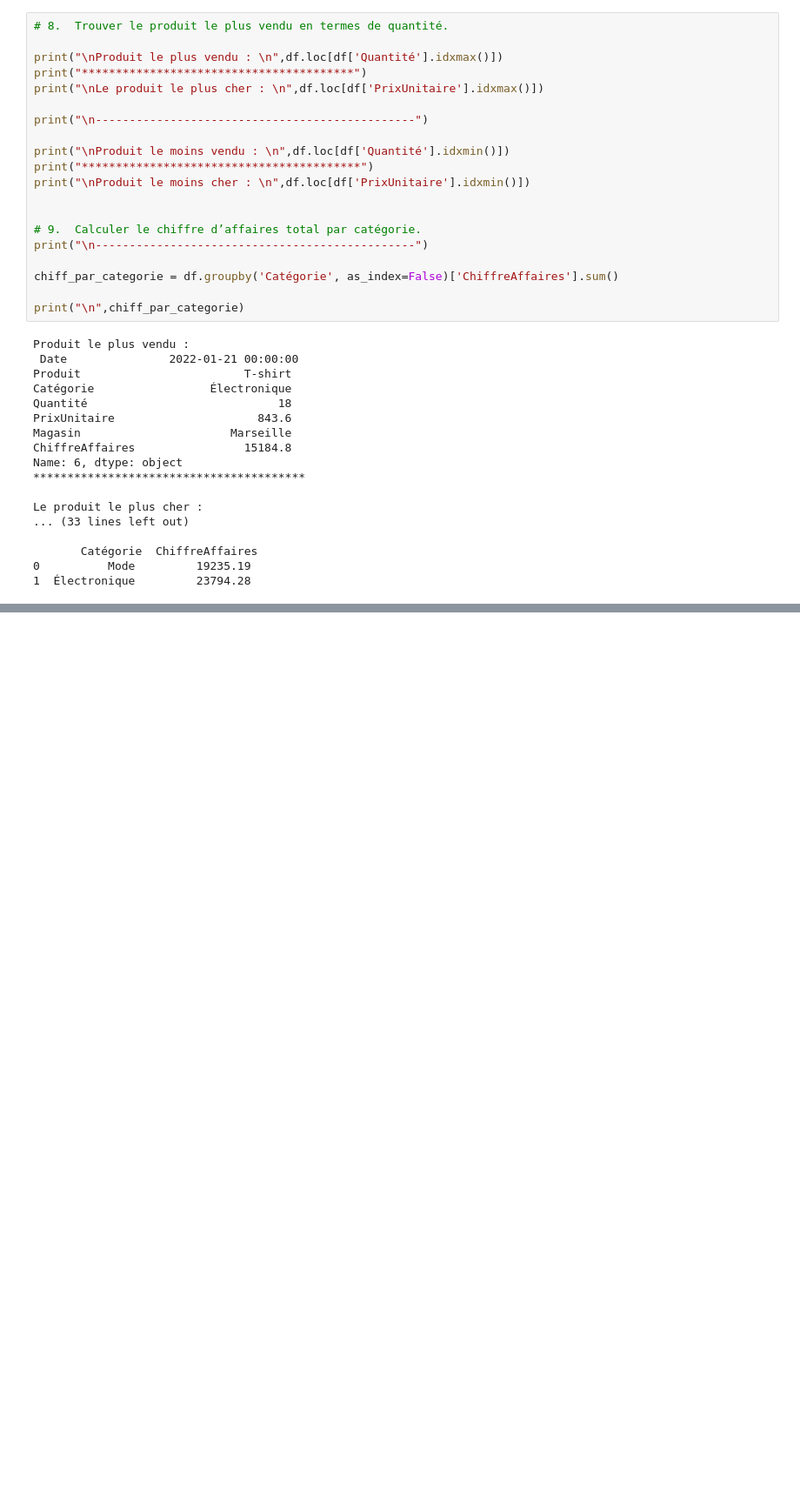
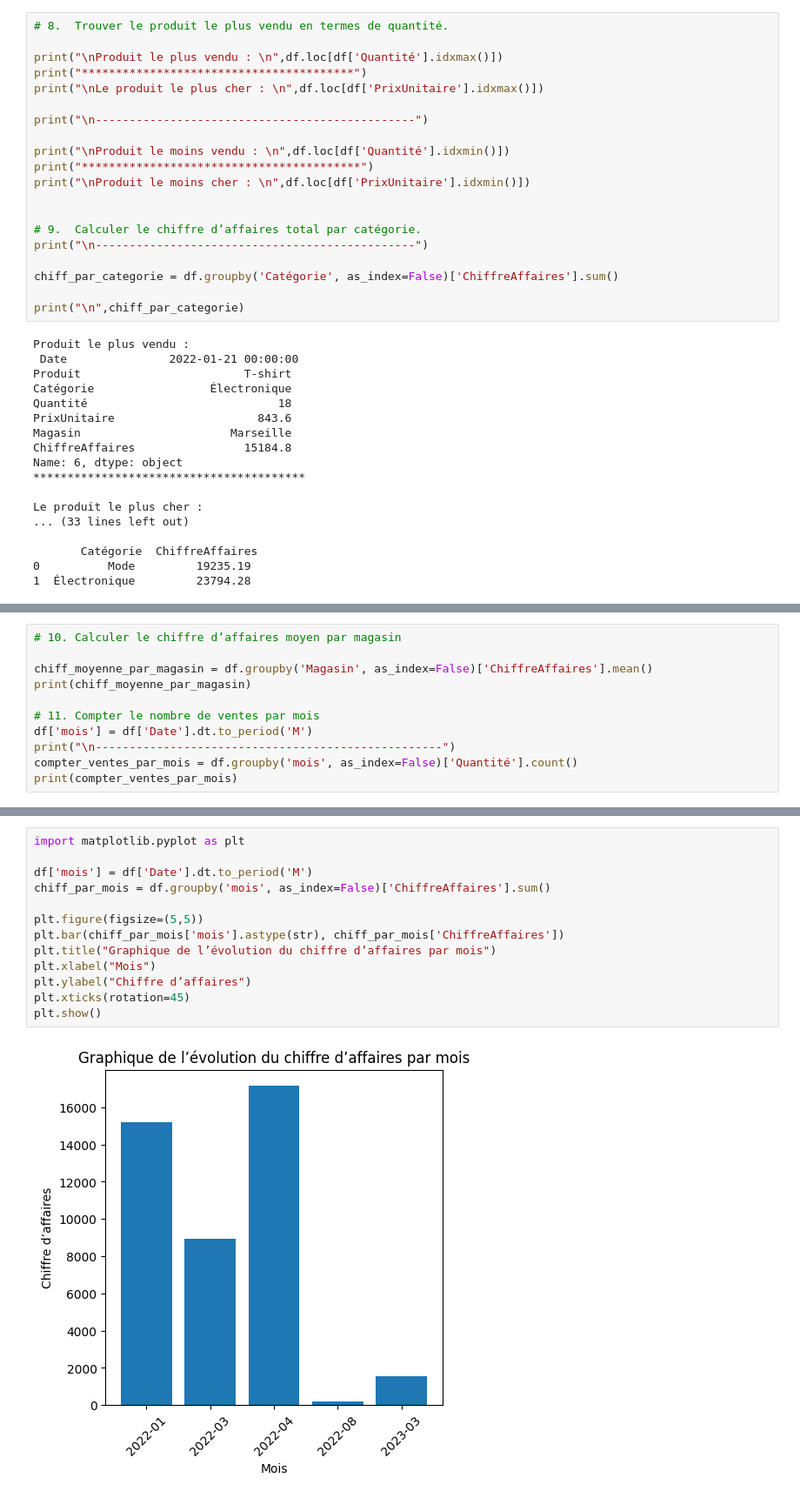
Before and after one commit to manalfarouq/Gestion_des_ventes, a Jupyter notebook: src/main.ipynb, the cells around one changed output, grey strips where cells are left out. Shown at 87% size. Saved outputs shown, nothing was run; the diff lists cells and outputs as text; blank space fills up the shorter version.

```diff
--- a/src/main.ipynb
+++ b/src/main.ipynb
@@ -143,0 +148,11 @@ pivot
+# %%
+# 10. Calculer le chiffre d’affaires moyen par magasin
+
+chiff_moyenne_par_magasin = df.groupby('Magasin', as_index=False)['ChiffreAffaires'].mean()
+print(chiff_moyenne_par_magasin)
+
+# 11. Compter le nombre de ventes par mois
+df['mois'] = df['Date'].dt.to_period('M')
+print("\n---------------------------------------------------")
+compter_ventes_par_mois = df.groupby('mois', as_index=False)['Quantité'].count()
+print(compter_ventes_par_mois)
@@ -143,0 +173,15 @@ pivot
+# %%
+import matplotlib.pyplot as plt
+
+df['mois'] = df['Date'].dt.to_period('M')
+chiff_par_mois = df.groupby('mois', as_index=False)['ChiffreAffaires'].sum()
+
+plt.figure(figsize=(5,5))
+plt.bar(chiff_par_mois['mois'].astype(str), chiff_par_mois['ChiffreAffaires'])
+plt.title("Graphique de l’évolution du chiffre d’affaires par mois")
+plt.xlabel("Mois")
+plt.ylabel("Chiffre d’affaires")
+plt.xticks(rotation=45)
+plt.show()
+# %% [output]
+[figure, added]
```
Also changed, not shown: parts of 6 cells of this notebook.
